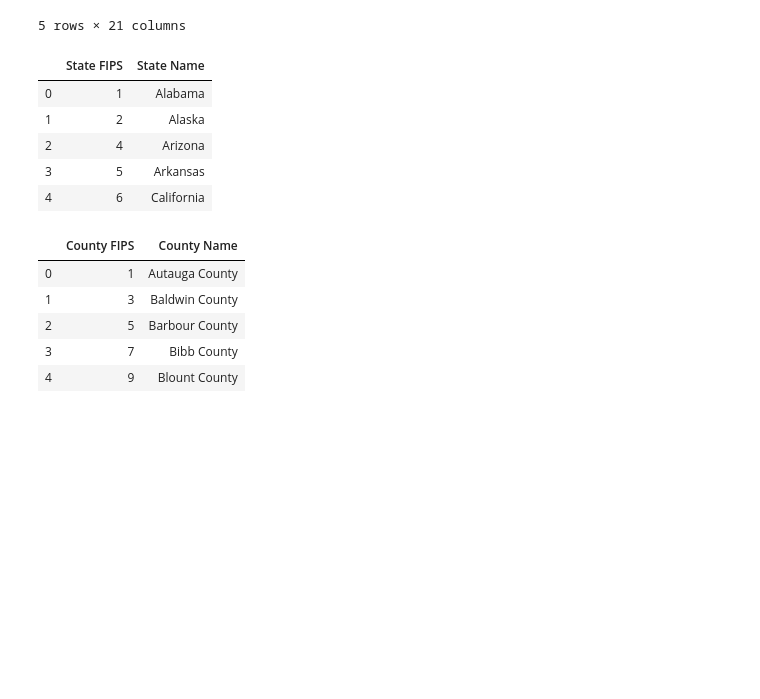
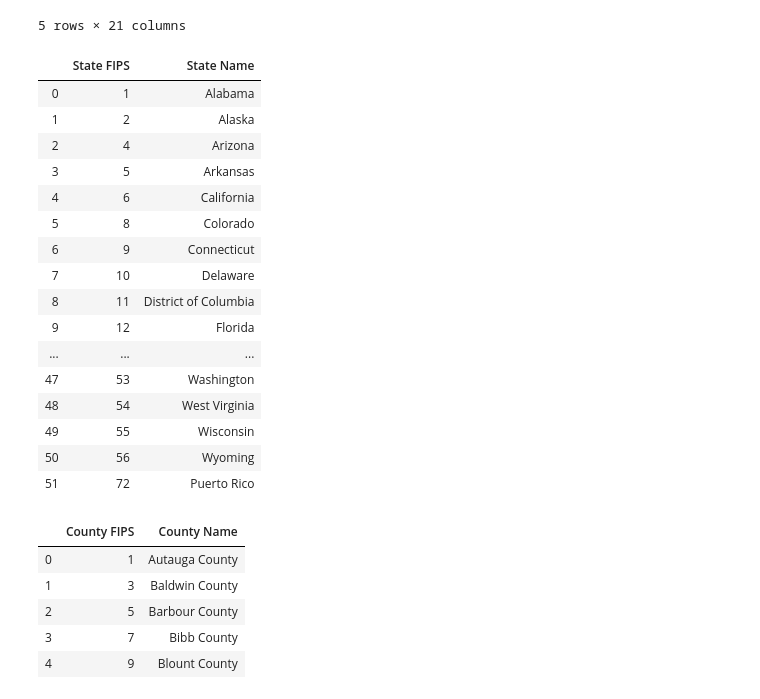
Before and after one commit to jdo4508/Project-1, a Jupyter notebook: ACS API-dataframes.ipynb, the cells around one changed output. Cells and saved outputs as stored; diff of their text form; code cells hidden in the pictures; blank space fills up the shorter version.

```diff
--- a/ACS API-dataframes.ipynb
+++ b/ACS API-dataframes.ipynb
@@ -68,15 +69,26 @@ census_pd.head()
 # %%
 # Read in the csv containing state names by code
 State_FIPS_pd = pd.read_csv("State_FIPS_Codes.csv")
 
-State_FIPS_pd.head()
+State_FIPS_pd
 # %% [output]
 |  | State FIPS | State Name |
 | 0 | 1 | Alabama |
 | 1 | 2 | Alaska |
 | 2 | 4 | Arizona |
 | 3 | 5 | Arkansas |
 | 4 | 6 | California |
+| 5 | 8 | Colorado |
+| 6 | 9 | Connecticut |
+| 7 | 10 | Delaware |
+| 8 | 11 | District of Columbia |
+| 9 | 12 | Florida |
+| ... | ... | ... |
+| 47 | 53 | Washington |
+| 48 | 54 | West Virginia |
+| 49 | 55 | Wisconsin |
+| 50 | 56 | Wyoming |
+| 51 | 72 | Puerto Rico |
 # %%
 # Read in the csv containing county names by code
 County_FIPS_pd = pd.read_csv("County_FIPS_Codes.csv")
```
Also changed, not shown: parts of 2 cells of this notebook, 3 other files.
